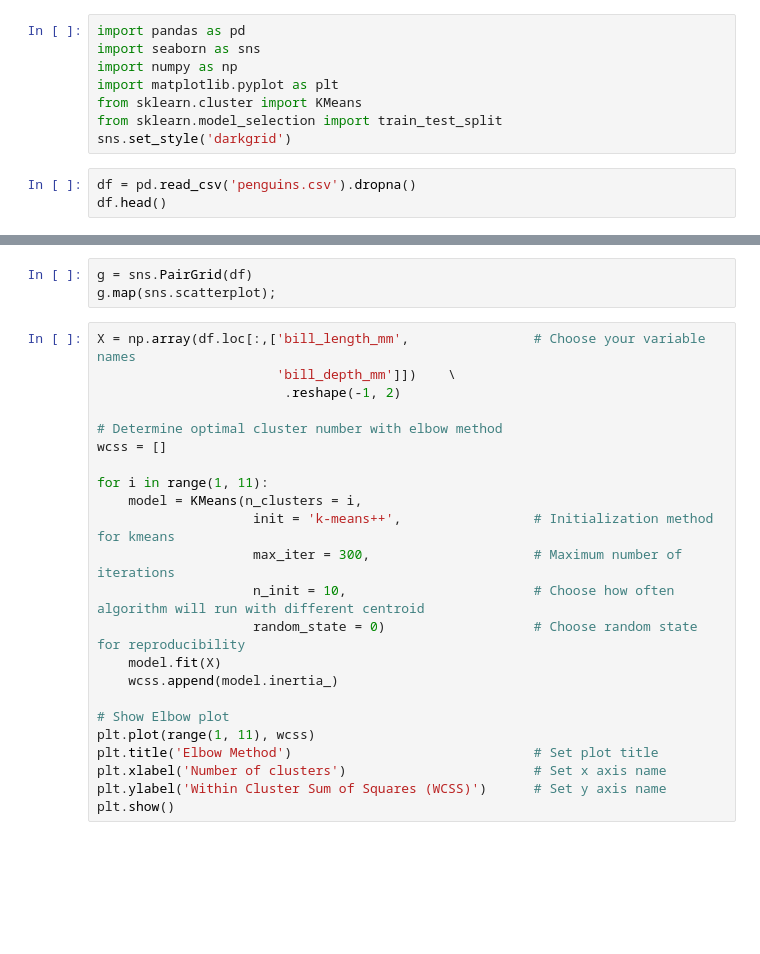
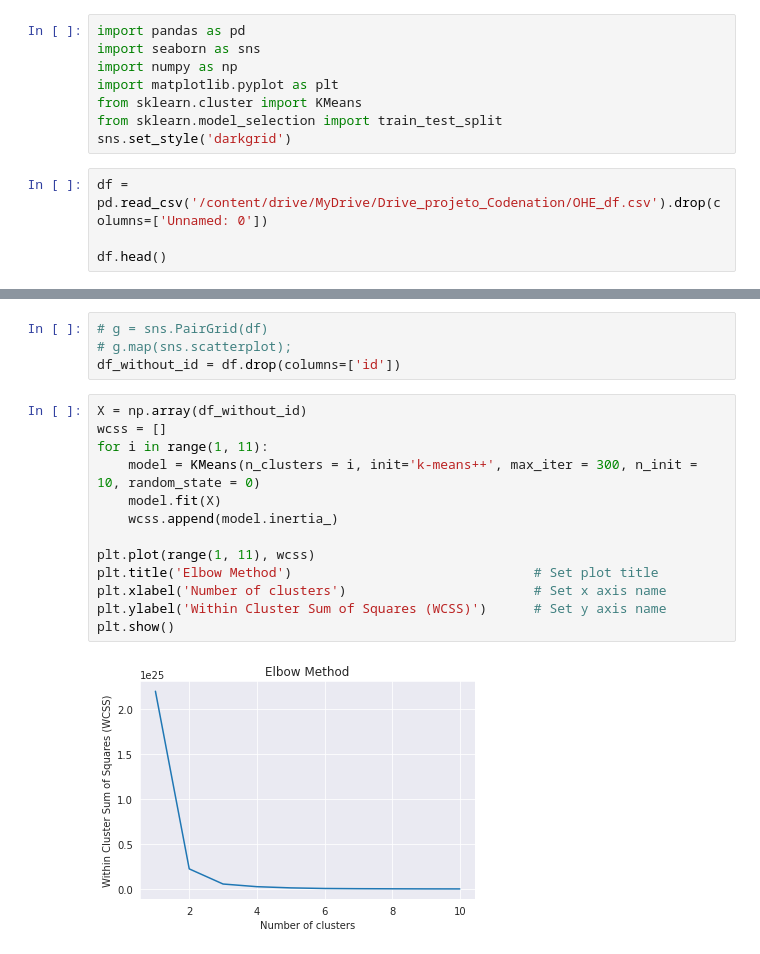
Before and after one commit to igmriegel/group-project-codenation, a Jupyter notebook: Clusterização_dos_dados.ipynb, the cells around one changed output, grey strips where cells are left out. Drawn from its saved outputs; the diff is of its cells as text; blank space fills up the shorter version.

Commit message:
tentativa 1 de rodar a clusterização

```diff
--- a/Clusterização_dos_dados.ipynb
+++ b/Clusterização_dos_dados.ipynb
@@ -11,5 +15,6 @@ from sklearn.cluster import KMeans
 from sklearn.model_selection import train_test_split
 sns.set_style('darkgrid')
 # %%
-df = pd.read_csv('penguins.csv').dropna()
+df = pd.read_csv('/content/drive/MyDrive/Drive_projeto_Codenation/OHE_df.csv').drop(columns=['Unnamed: 0'])
+
 df.head()
@@ -16,27 +29,20 @@ df.head()
 # %%
-g = sns.PairGrid(df)
-g.map(sns.scatterplot);
+# g = sns.PairGrid(df)
+# g.map(sns.scatterplot);
+df_without_id = df.drop(columns=['id'])
 # %%
-X = np.array(df.loc[:,['bill_length_mm',                # Choose your variable names
-                       'bill_depth_mm']])    \
-                        .reshape(-1, 2)
-
-# Determine optimal cluster number with elbow method
+X = np.array(df_without_id)
 wcss = []
-
 for i in range(1, 11):
-    model = KMeans(n_clusters = i,
-                    init = 'k-means++',                 # Initialization method for kmeans
-                    max_iter = 300,                     # Maximum number of iterations
-                    n_init = 10,                        # Choose how often algorithm will run with different centroid
-                    random_state = 0)                   # Choose random state for reproducibility
+    model = KMeans(n_clusters = i, init='k-means++', max_iter = 300, n_init = 10, random_state = 0)
     model.fit(X)
     wcss.append(model.inertia_)
 
-# Show Elbow plot
 plt.plot(range(1, 11), wcss)
 plt.title('Elbow Method')                               # Set plot title
 plt.xlabel('Number of clusters')                        # Set x axis name
 plt.ylabel('Within Cluster Sum of Squares (WCSS)')      # Set y axis name
 plt.show()
+# %% [output]
+[figure, added]
 # %%
```
Also changed, not shown: parts of 3 cells of this notebook.
